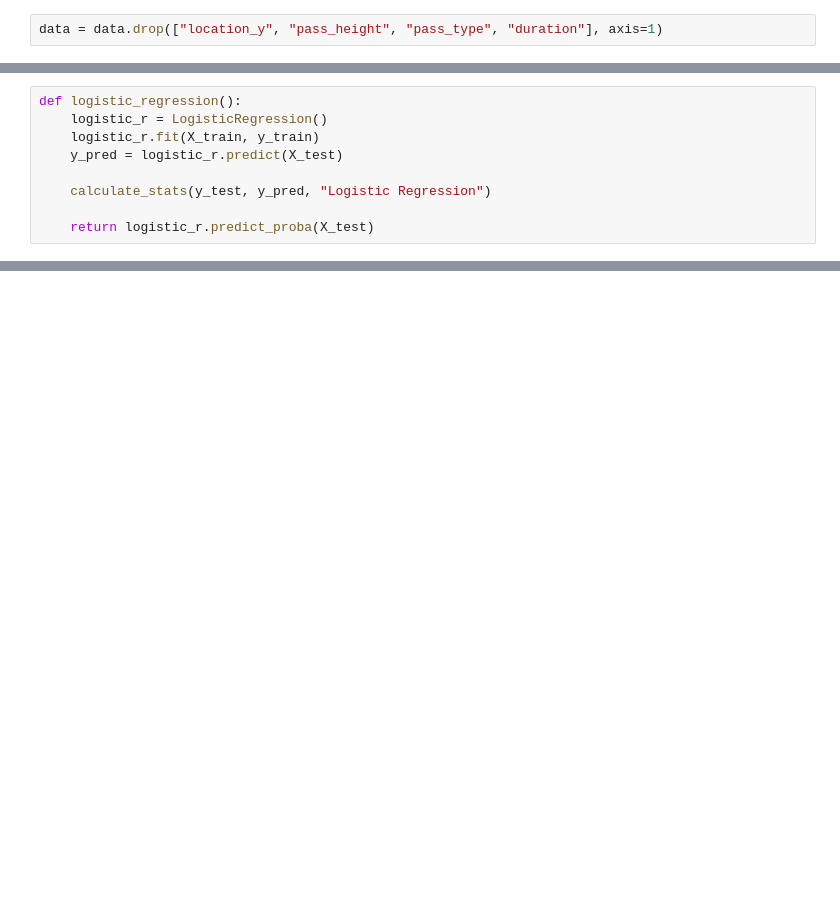
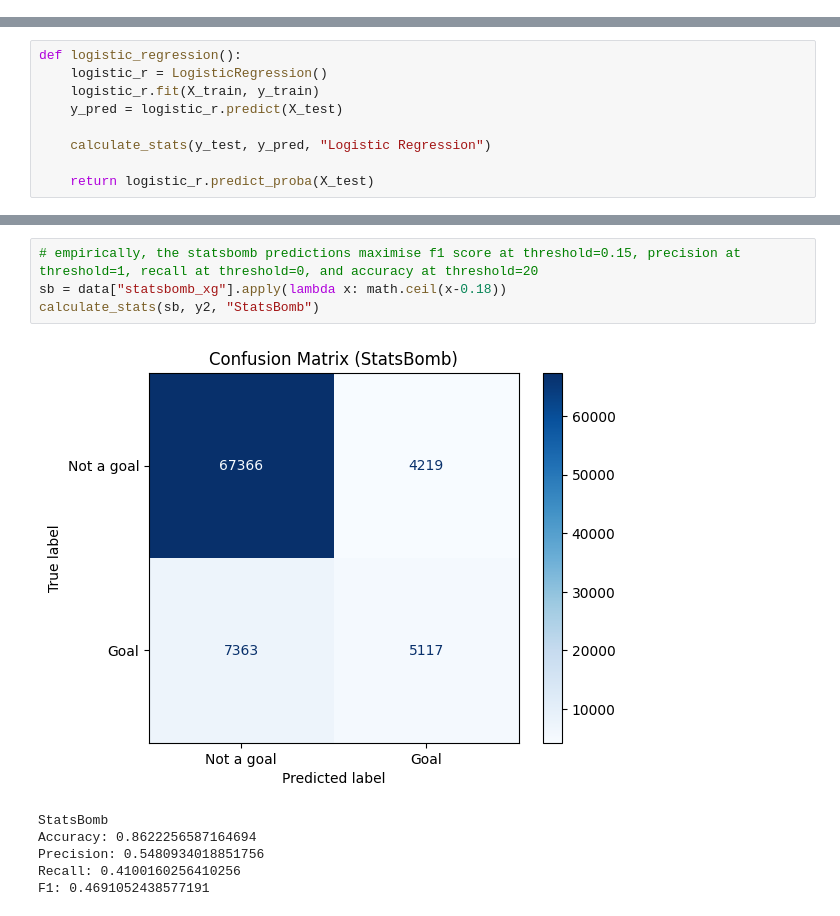
Before and after one commit to kkkarnav/BetterxG, a Jupyter notebook: 4_baseline_models.ipynb, the cells around one changed output, grey strips where cells are left out. Saved outputs shown, nothing was run; the diff lists cells and outputs as text; blank space fills up the shorter version.

```diff
--- a/4_baseline_models.ipynb
+++ b/4_baseline_models.ipynb
@@ -43,4 +46,2 @@ location_y_distance      472
 shot_angle             52936
 dtype: int64
-# %%
-data = data.drop(["location_y", "pass_height", "pass_type", "duration"], axis=1)
@@ -236,3 +257,14 @@ F1: 0.36648961854176726
+# %%
+# empirically, the statsbomb predictions maximise f1 score at threshold=0.15, precision at threshold=1, recall at threshold=0, and accuracy at threshold=20
+sb = data["statsbomb_xg"].apply(lambda x: math.ceil(x-0.18))
+calculate_stats(sb, y2, "StatsBomb")
+# %% [output]
+[figure, added]
+StatsBomb
+Accuracy: 0.8622256587164694
+Precision: 0.5480934018851756
+Recall: 0.4100160256410256
+F1: 0.4691052438577191
 # %%
 _, _, _, sxg = preprocess_continuous(X, y1)
 df = pd.DataFrame({"lr_xg": lr_xg, "lor_xg": [x[1] for x in lor_xg], "dt_xg": [x[1] for x in dt_xg], "gbt_xg": [x[1] for x in gbt_xg], "sxg": sxg})
```
Also changed, not shown: parts of 19 cells of this notebook, 1 other file.
